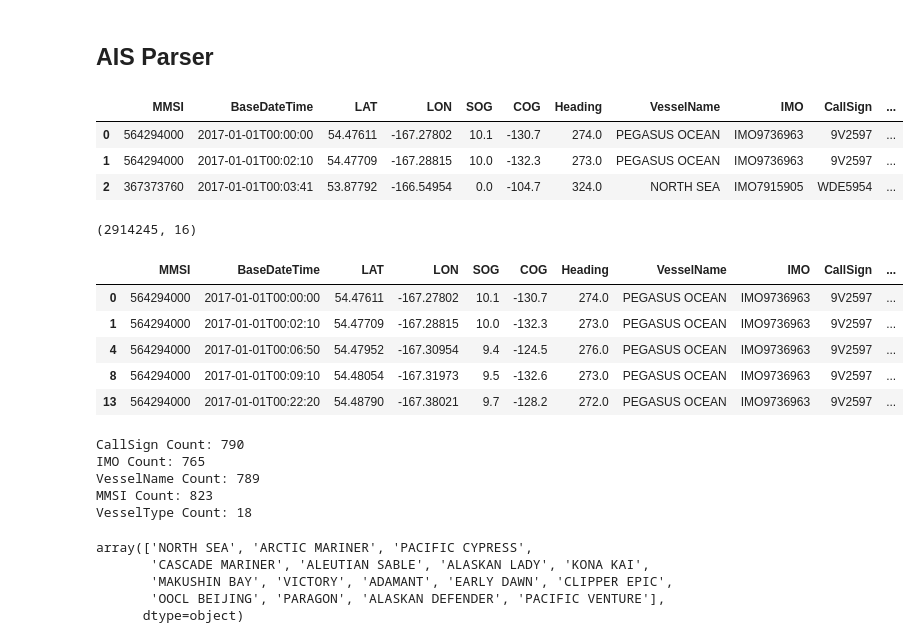
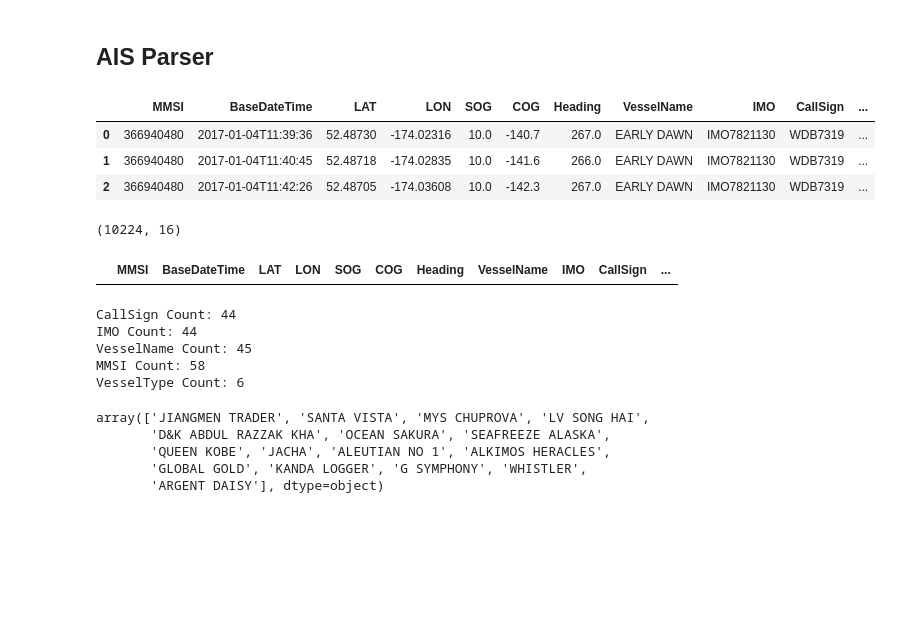
Before and after one commit to att-vault/vault, a Jupyter notebook: Notebook/AIS_Parser.ipynb, the cells around one changed output. Drawn from its saved outputs; the diff is of its cells as text; code cells hidden in the pictures; blank space fills up the shorter version.

```diff
--- a/Notebook/AIS_Parser.ipynb
+++ b/Notebook/AIS_Parser.ipynb
@@ -9,28 +9,23 @@ import warnings
 
 warnings.filterwarnings("ignore")           # Suppress Warning
 # %%
-WorkingFolder = "/Users/cv0361/Desktop/TechChallenge/Data/"
+WorkingFolder = "/Users/cv0361/Desktop/TechChallenge/Data/csv/AIS/"
 # %%
-ais = pd.read_csv(WorkingFolder + "AIS/AIS_2017_01_Zone03.csv", sep=",")
+ais = pd.read_csv(WorkingFolder + "AIS_2017_01_Zone01.csv", sep=",")
 ais.head(3)
 # %% [output]
 |  | MMSI | BaseDateTime | LAT | LON | SOG | COG | Heading | VesselName | IMO | CallSign | ... |
-| 0 | 564294000 | 2017-01-01T00:00:00 | 54.47611 | -167.27802 | 10.1 | -130.7 | 274.0 | PEGASUS OCEAN | IMO9736963 | 9V2597 | ... |
-| 1 | 564294000 | 2017-01-01T00:02:10 | 54.47709 | -167.28815 | 10.0 | -132.3 | 273.0 | PEGASUS OCEAN | IMO9736963 | 9V2597 | ... |
-| 2 | 367373760 | 2017-01-01T00:03:41 | 53.87792 | -166.54954 | 0.0 | -104.7 | 324.0 | NORTH SEA | IMO7915905 | WDE5954 | ... |
+| 0 | 366940480 | 2017-01-04T11:39:36 | 52.48730 | -174.02316 | 10.0 | -140.7 | 267.0 | EARLY DAWN | IMO7821130 | WDB7319 | ... |
+| 1 | 366940480 | 2017-01-04T11:40:45 | 52.48718 | -174.02835 | 10.0 | -141.6 | 266.0 | EARLY DAWN | IMO7821130 | WDB7319 | ... |
+| 2 | 366940480 | 2017-01-04T11:42:26 | 52.48705 | -174.03608 | 10.0 | -142.3 | 267.0 | EARLY DAWN | IMO7821130 | WDB7319 | ... |
 # %%
 ais.shape
 # %% [output]
-(2914245, 16)
+(10224, 16)
 # %%
 ais.loc[ais.CallSign == "9V2597"].head()
 # %% [output]
 |  | MMSI | BaseDateTime | LAT | LON | SOG | COG | Heading | VesselName | IMO | CallSign | ... |
-| 0 | 564294000 | 2017-01-01T00:00:00 | 54.47611 | -167.27802 | 10.1 | -130.7 | 274.0 | PEGASUS OCEAN | IMO9736963 | 9V2597 | ... |
-| 1 | 564294000 | 2017-01-01T00:02:10 | 54.47709 | -167.28815 | 10.0 | -132.3 | 273.0 | PEGASUS OCEAN | IMO9736963 | 9V2597 | ... |
-| 4 | 564294000 | 2017-01-01T00:06:50 | 54.47952 | -167.30954 | 9.4 | -124.5 | 276.0 | PEGASUS OCEAN | IMO9736963 | 9V2597 | ... |
-| 8 | 564294000 | 2017-01-01T00:09:10 | 54.48054 | -167.31973 | 9.5 | -132.6 | 273.0 | PEGASUS OCEAN | IMO9736963 | 9V2597 | ... |
-| 13 | 564294000 | 2017-01-01T00:22:20 | 54.48790 | -167.38021 | 9.7 | -128.2 | 272.0 | PEGASUS OCEAN | IMO9736963 | 9V2597 | ... |
 # %%
 print("CallSign Count:", len(ais['CallSign'].unique()))
 print("IMO Count:", len(ais['IMO'].unique()))
@@ -38,19 +33,19 @@ print("VesselName Count:", len(ais['VesselName'].unique()))
 print("MMSI Count:", len(ais['MMSI'].unique()))
 print("VesselType Count:", len(ais['VesselType'].unique()))
 # %% [output]
-CallSign Count: 790
-IMO Count: 765
-VesselName Count: 789
-MMSI Count: 823
-VesselType Count: 18
+CallSign Count: 44
+IMO Count: 44
+VesselName Count: 45
+MMSI Count: 58
+VesselType Count: 6
 # %%
 ais['VesselName'].unique()[1:17]
 # %% [output]
-array(['NORTH SEA', 'ARCTIC MARINER', 'PACIFIC CYPRESS',
-       'CASCADE MARINER', 'ALEUTIAN SABLE', 'ALASKAN LADY', 'KONA KAI',
-       'MAKUSHIN BAY', 'VICTORY', 'ADAMANT', 'EARLY DAWN', 'CLIPPER EPIC',
-       'OOCL BEIJING', 'PARAGON', 'ALASKAN DEFENDER', 'PACIFIC VENTURE'],
-      dtype=object)
+array(['JIANGMEN TRADER', 'SANTA VISTA', 'MYS CHUPROVA', 'LV SONG HAI',
+       'D&K ABDUL RAZZAK KHA', 'OCEAN SAKURA', 'SEAFREEZE ALASKA',
+       'QUEEN KOBE', 'JACHA', 'ALEUTIAN NO 1', 'ALKIMOS HERACLES',
+       'GLOBAL GOLD', 'KANDA LOGGER', 'G SYMPHONY', 'WHISTLER',
+       'ARGENT DAISY'], dtype=object)
 # %%
 ais.drop_duplicates('CallSign').head()
 # %% [output]
```
Also changed, not shown: parts of 19 cells of this notebook, 1 other file.
